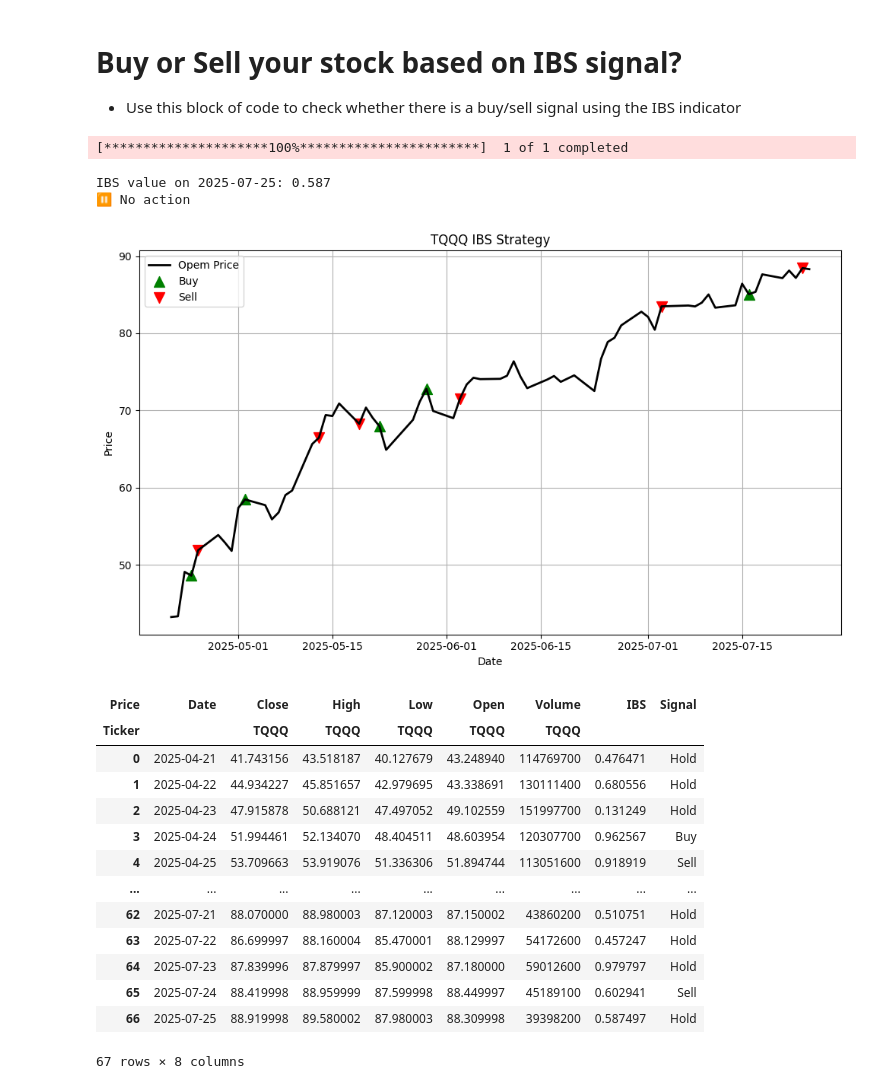
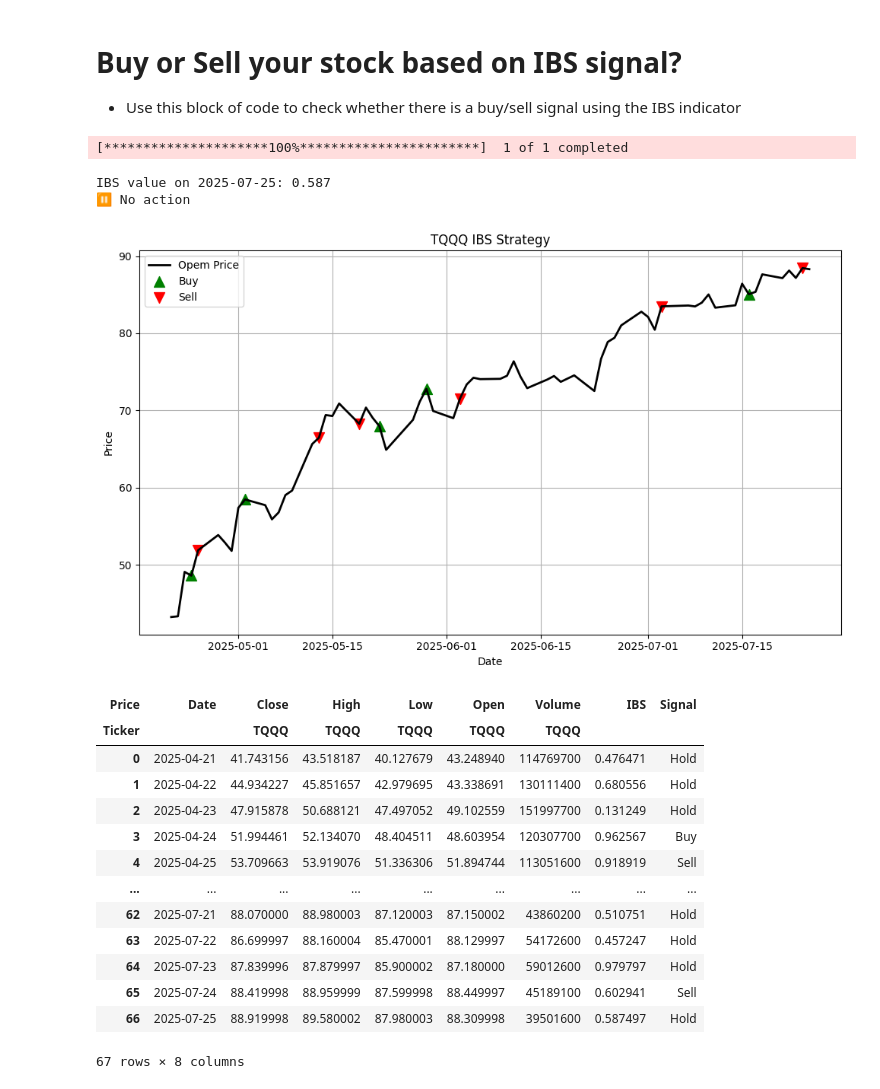
Before and after one commit to CazSyd/IBS-Strategy, a Jupyter notebook: IBS_strategy.ipynb, the cells around one changed output. Drawn from its saved outputs; the diff is of its cells as text; code cells hidden in the pictures.

```diff
--- a/IBS_strategy.ipynb
+++ b/IBS_strategy.ipynb
@@ -298,7 +298,7 @@ def enter_position(ticker, entry_threshold, exit_threshold, lookback_days=100):
     us_eastern = pytz.timezone("America/New_York")
     now_us = datetime.now(us_eastern)
     start_date = (now_us - timedelta(days=lookback_days)).strftime("%Y-%m-%d")
-    end_date = now_us.strftime("%Y-%m-%d")
+    end_date = (now_us + timedelta(days=1)).strftime("%Y-%m-%d")
 
     # Download historical data
     data = yf.download(ticker, start=start_date, end=end_date)
@@ -354,32 +354,32 @@ def enter_position(ticker, entry_threshold, exit_threshold, lookback_days=100):
     plt.scatter(sell_signals["Date"], sell_signals["Open"], color="red", label="Sell", marker="v", s=100)
 
     plt.title(f"{ticker} IBS Strategy")
     plt.xlabel("Date")
     plt.ylabel("Price")
     plt.legend()
     plt.grid(True)
     plt.tight_layout()
     plt.show()
 
     return data   # pd.DataFrame: Data with IBS column
 
 enter_position(ticker, entry_threshold, exit_threshold)
 # %% [output]
 [*********************100%***********************]  1 of 1 completed
 IBS value on 2025-07-25: 0.587
 ⏸ No action
 [figure]
 | Price | Date | Close | High | Low | Open | Volume | IBS | Signal |
 | Ticker |  | TQQQ | TQQQ | TQQQ | TQQQ | TQQQ |  |  |
 | 0 | 2025-04-21 | 41.743156 | 43.518187 | 40.127679 | 43.248940 | 114769700 | 0.476471 | Hold |
 | 1 | 2025-04-22 | 44.934227 | 45.851657 | 42.979695 | 43.338691 | 130111400 | 0.680556 | Hold |
 | 2 | 2025-04-23 | 47.915878 | 50.688121 | 47.497052 | 49.102559 | 151997700 | 0.131249 | Hold |
 | 3 | 2025-04-24 | 51.994461 | 52.134070 | 48.404511 | 48.603954 | 120307700 | 0.962567 | Buy |
 | 4 | 2025-04-25 | 53.709663 | 53.919076 | 51.336306 | 51.894744 | 113051600 | 0.918919 | Sell |
 | ... | ... | ... | ... | ... | ... | ... | ... | ... |
 | 62 | 2025-07-21 | 88.070000 | 88.980003 | 87.120003 | 87.150002 | 43860200 | 0.510751 | Hold |
 | 63 | 2025-07-22 | 86.699997 | 88.160004 | 85.470001 | 88.129997 | 54172600 | 0.457247 | Hold |
 | 64 | 2025-07-23 | 87.839996 | 87.879997 | 85.900002 | 87.180000 | 59012600 | 0.979797 | Hold |
 | 65 | 2025-07-24 | 88.419998 | 88.959999 | 87.599998 | 88.449997 | 45189100 | 0.602941 | Sell |
-| 66 | 2025-07-25 | 88.919998 | 89.580002 | 87.980003 | 88.309998 | 39398200 | 0.587497 | Hold |
+| 66 | 2025-07-25 | 88.919998 | 89.580002 | 87.980003 | 88.309998 | 39501600 | 0.587497 | Hold |
 67 rows × 8 columns
```
